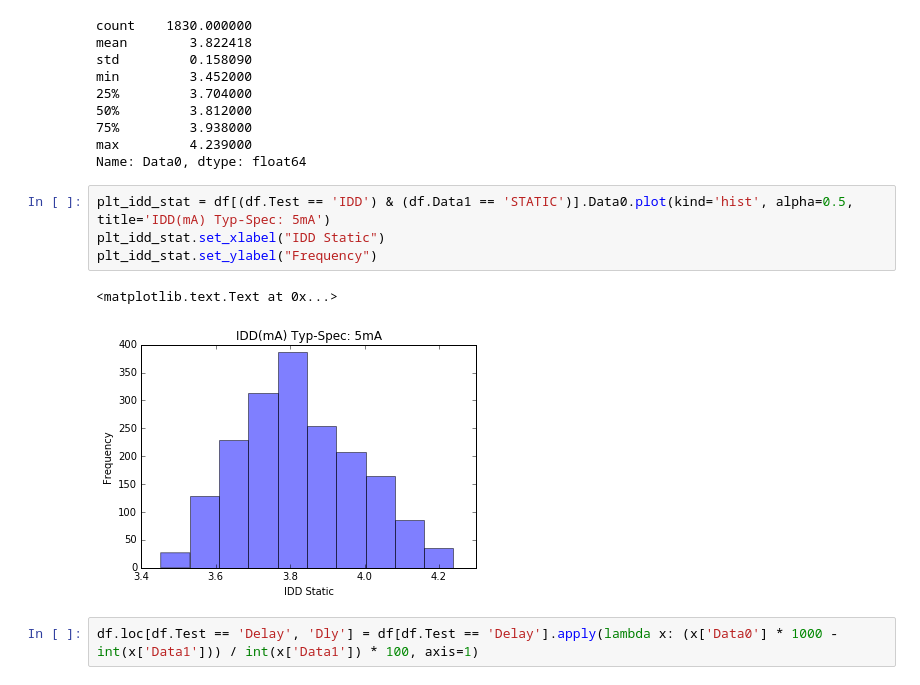
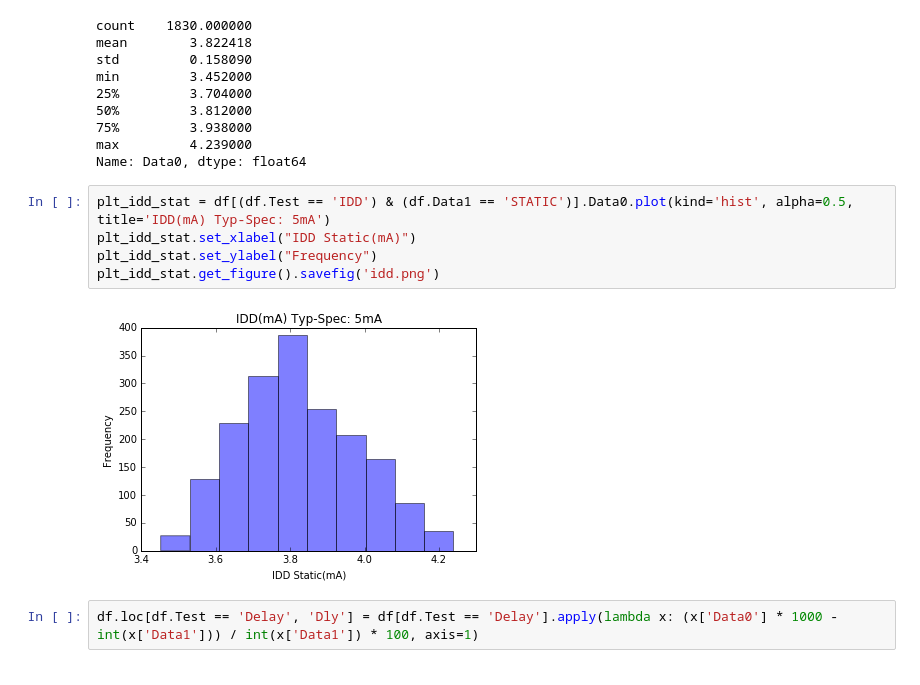
Before and after one commit to yimuguo/DlogProcess, a Jupyter notebook: dlineprocess.ipynb, the cells around one changed output. Drawn from its saved outputs; the diff is of its cells as text.

```diff
--- a/dlineprocess.ipynb
+++ b/dlineprocess.ipynb
@@ -118,11 +115,11 @@ max         4.239000
 Name: Data0, dtype: float64
 # %%
 plt_idd_stat = df[(df.Test == 'IDD') & (df.Data1 == 'STATIC')].Data0.plot(kind='hist', alpha=0.5, title='IDD(mA) Typ-Spec: 5mA')
-plt_idd_stat.set_xlabel("IDD Static")
+plt_idd_stat.set_xlabel("IDD Static(mA)")
 plt_idd_stat.set_ylabel("Frequency")
+plt_idd_stat.get_figure().savefig('idd.png')
 # %% [output]
-<matplotlib.text.Text at 0x...>
-[figure, old version]
+[figure, new version]
 # %%
 df.loc[df.Test == 'Delay', 'Dly'] = df[df.Test == 'Delay'].apply(lambda x: (x['Data0'] * 1000 - int(x['Data1'])) / int(x['Data1']) * 100, axis=1)
 # %%
```
Also changed, not shown: parts of 22 cells of this notebook, 15 other files.
